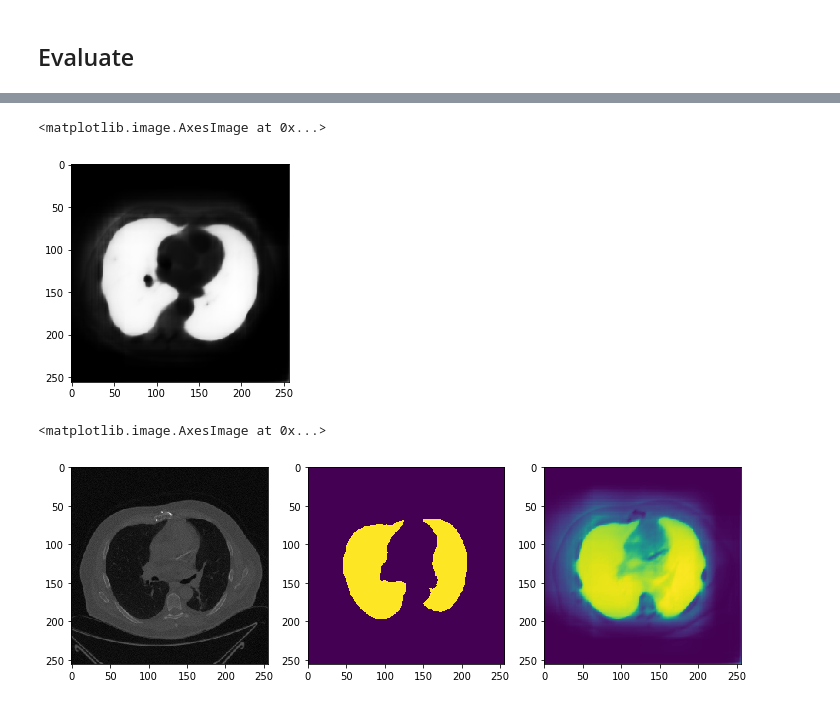
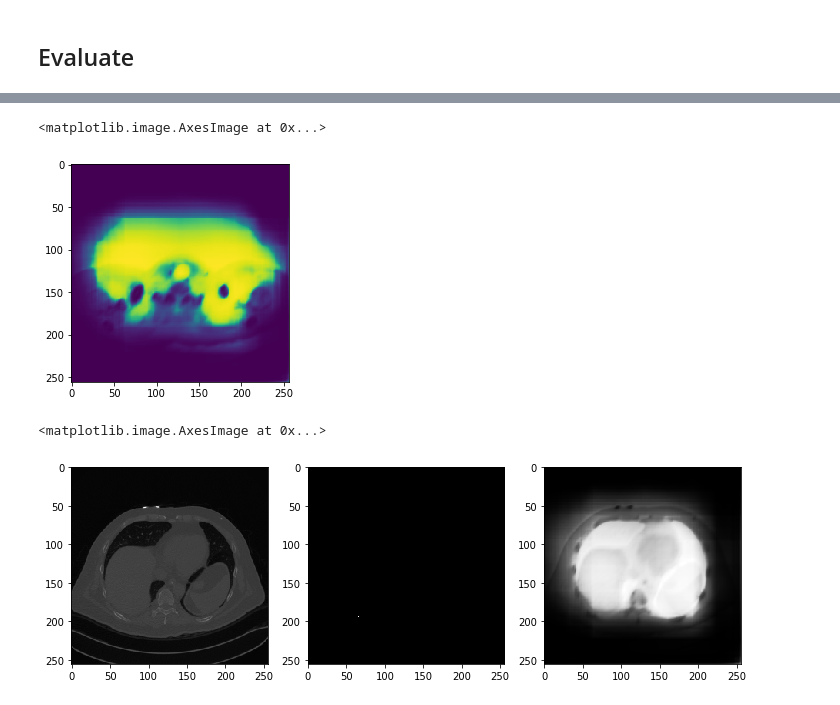
Before and after one commit to Maen1/lung_cancer_segmentation, a Jupyter notebook: a_lung_u_net_in_keras_18_layers.ipynb, the cells around one changed output, grey strips where cells are left out. Cells and saved outputs as stored; diff of their text form; code cells hidden in the pictures.

```diff
--- a/a_lung_u_net_in_keras_18_layers.ipynb
+++ b/a_lung_u_net_in_keras_18_layers.ipynb
@@ -42,12 +42,12 @@ Using TensorFlow backend.
 # %% [markdown]
 ## Load and resize the images
 # %%
-IMAGE_LIB = './2d_images/'
-MASK_LIB = './2d_masks/'
+IMAGE_LIB = '../datasets/io_images/img/'
+MASK_LIB = '../datasets/io_images/msk/'
 IMG_HEIGHT, IMG_WIDTH = 256, 256
 SEED=42
 # %%
-all_images = [x for x in sorted(os.listdir(IMAGE_LIB)) if x[-4:] == '.tif']
+all_images = [x for x in sorted(os.listdir(IMAGE_LIB)) if x[-4:] == '.png']
 
 x_data = np.empty((len(all_images), IMG_HEIGHT, IMG_WIDTH), dtype='float32')
 for i, name in enumerate(all_images):
@@ -190,7 +206,7 @@ KeyboardInterrupt:
 # %% [markdown]
 ## Evaluate
 # %%
-model.load_weights('lung_18.h5')
+model.load_weights('lung.h5')
 # %%
 plt.plot(hist.history['loss'], color='b', label="Train")
 plt.plot(hist.history['val_loss'], color='r', label="Test")
@@ -212,5 +229,5 @@ NameError: name 'hist' is not defined
 # %%
-plt.imshow(model.predict(x_train[0].reshape(1,IMG_HEIGHT, IMG_WIDTH, 1))[0,:,:,0], cmap='gray')
+plt.imshow(model.predict(x_train[0].reshape(1,IMG_HEIGHT, IMG_WIDTH, 1))[0,:,:,0])
 # %% [output]
 <matplotlib.image.AxesImage at 0x...>
-[figure, old version]
+[figure, new version]
@@ -217,9 +236,8 @@ plt.imshow(model.predict(x_train[0].reshape(1,IMG_HEIGHT, IMG_WIDTH, 1))[0,:,:,0
 # %%
-y_hat = model.predict(x_val)
 fig, ax = plt.subplots(1,3,figsize=(12,6))
-ax[0].imshow(x_val[0,:,:,0], cmap='gray')
-ax[1].imshow(y_val[0,:,:,0])
-ax[2].imshow(y_hat[0,:,:,0])
+ax[0].imshow(x_val[16,:,:,0], cmap='gray')
+ax[1].imshow(y_val[16,:,:,0], cmap='gray')
+ax[2].imshow(y_hat[16,:,:,0], cmap='gray')
 # %% [output]
 <matplotlib.image.AxesImage at 0x...>
-[figure, old version]
+[figure, new version]
```
Also changed, not shown: parts of 5 cells of this notebook, 4 other files.
